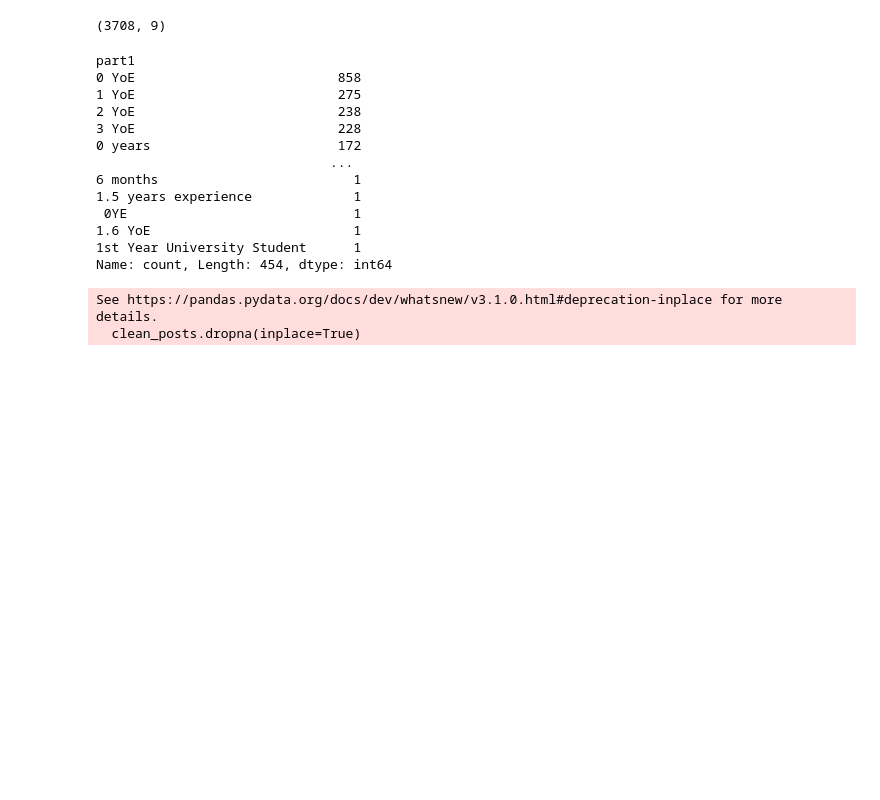
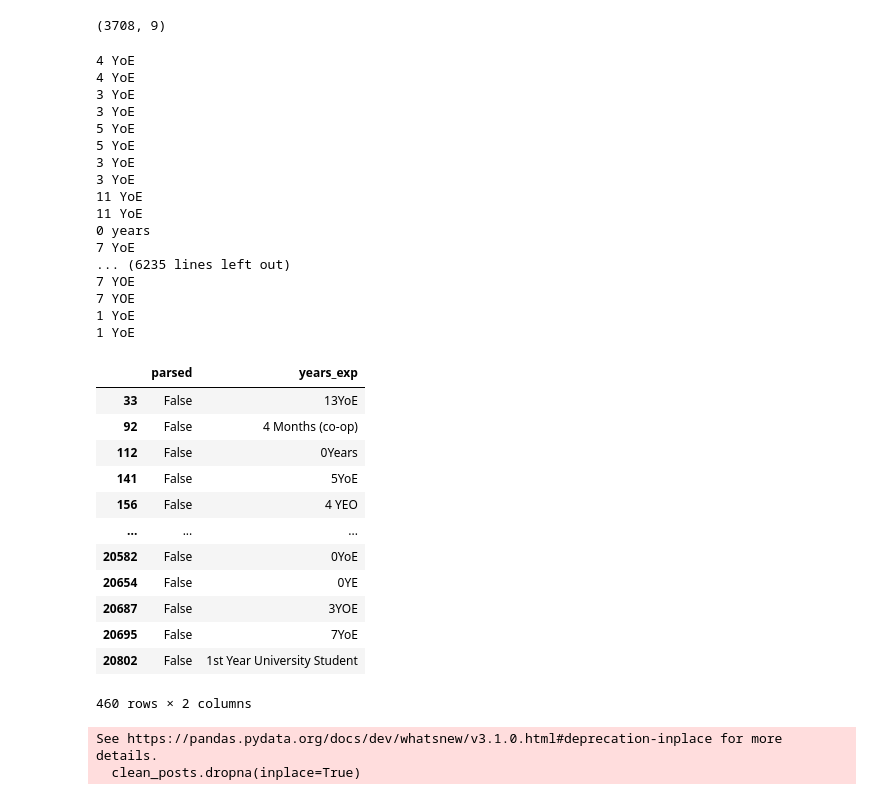
Before and after one commit to saakethk/Reddit-Resumes-Dataset, a Jupyter notebook: explore.ipynb, the cells around one changed output. Cells and saved outputs as stored; diff of their text form; code cells hidden in the pictures; blank space fills up the shorter version.

Commit message:
got parsing for years of experience working better

```diff
--- a/explore.ipynb
+++ b/explore.ipynb
@@ -172,35 +172,82 @@ valid_posts_w_attachments.shape
 (3708, 9)
 # %%
 # actually parse the resume type from the title using regex
+import re
+
+def extract_number(phrase) -> int | None:
+    # if number exists in the phrase it returns it else None
+
+    number_exists_pattern = ".*([0-9]+).*"
+    number = re.search(number_exists_pattern, phrase)
+    print(phrase)
+    if number:
+        return int(number.group(1))
+
+    return None
+
+def parse_exp_years(phrase) -> int | None:
+
+    if "yoe" in phrase.lower() and len(phrase.strip().split()) == 2:
+        print(phrase)
+        return extract_number(phrase)
+    elif "years" in phrase.lower() and len(phrase.strip().split()) == 2:
+        return extract_number(phrase)
+
+    return None
+
+
+
 def parse_resume_type(row):
 
     pattern = r"\[(.*)\]"
     match = re.search(pattern, row["title"])
 
     if match:
         statement = match.group(1)
         parts = statement.split(",")
 
-        return {"part1": parts[0]}
+        # get years of experience
+        years_exp = parse_exp_years(parts[0])
+        if years_exp is not None:
+            return {"parsed": True, "years_exp": years_exp}
+        else:
+            return {"parsed": False, "years_exp": parts[0]}
 
     return {}
 
 results = valid_posts_w_attachments.apply(parse_resume_type, axis=1, result_type="expand")
-results.value_counts()
+results[results["parsed"] == False]
 # %% [output]
-part1
-0 YoE                          858
-1 YoE                          275
-2 YoE                          238
-3 YoE                          228
-0 years                        172
-                              ...
-6 months                         1
-1.5 years experience             1
- 0YE                             1
-1.6 YoE                          1
-1st Year University Student      1
-Name: count, Length: 454, dtype: int64
+4 YoE
+4 YoE
+3 YoE
+3 YoE
+5 YoE
+5 YoE
+3 YoE
+3 YoE
+11 YoE
+11 YoE
+0 years
+7 YoE
+... (6235 lines left out)
+7 YOE
+7 YOE
+1 YoE
+1 YoE
+|  | parsed | years_exp |
+| 33 | False | 13YoE |
+| 92 | False | 4 Months (co-op) |
+| 112 | False | 0Years |
+| 141 | False | 5YoE |
+| 156 | False | 4 YEO |
+| ... | ... | ... |
+| 20582 | False | 0YoE |
+| 20654 | False | 0YE |
+| 20687 | False | 3YOE |
+| 20695 | False | 7YoE |
+| 20802 | False | 1st Year University Student |
+460 rows × 2 columns
 # %%
 # noticed a common regex pattern in titles of posts
 import re
```
Also changed, not shown: 1 other file.
